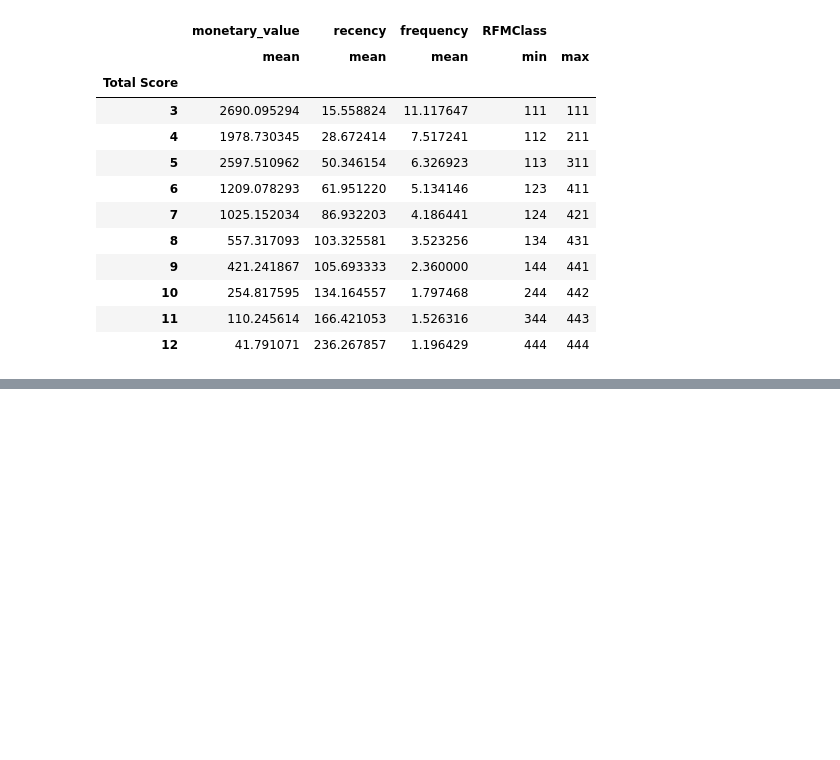
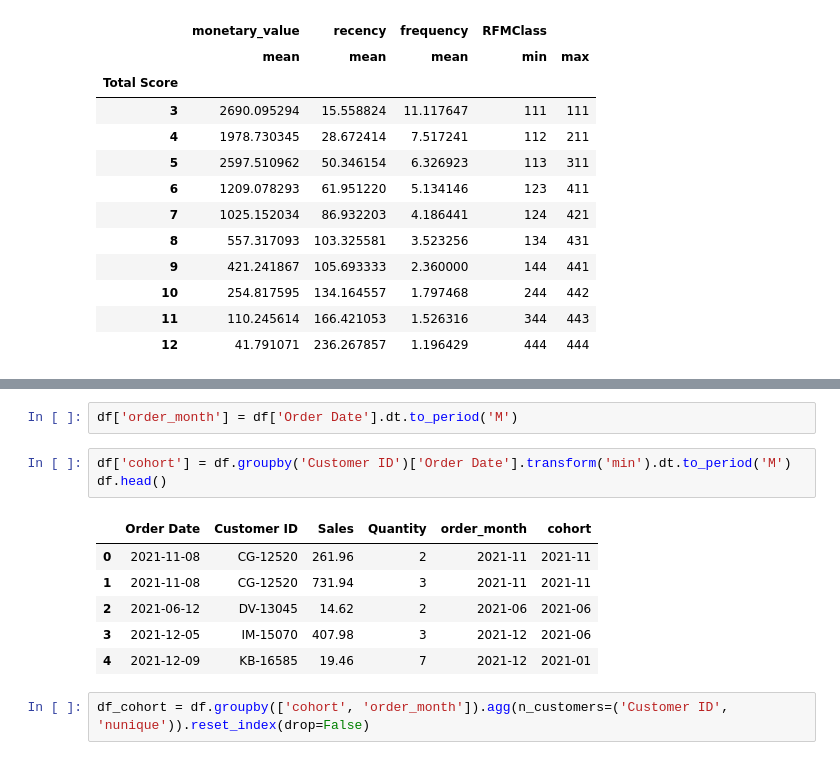
Before and after one commit to VenkataPrasad97/Task, a Jupyter notebook: task_rfm.ipynb, the cells around one changed output, grey strips where cells are left out. Saved outputs shown, nothing was run; the diff lists cells and outputs as text; blank space fills up the shorter version.

```diff
--- a/task_rfm.ipynb
+++ b/task_rfm.ipynb
@@ -141,0 +155,14 @@ rfmSeg.groupby('Total Score').agg({'monetary_value':'mean','recency':'mean','fre
+# %%
+df['order_month'] = df['Order Date'].dt.to_period('M')
+# %%
+df['cohort'] = df.groupby('Customer ID')['Order Date'].transform('min').dt.to_period('M')
+df.head()
+# %% [output]
+|  | Order Date | Customer ID | Sales | Quantity | order_month | cohort |
+| 0 | 2021-11-08 | CG-12520 | 261.96 | 2 | 2021-11 | 2021-11 |
+| 1 | 2021-11-08 | CG-12520 | 731.94 | 3 | 2021-11 | 2021-11 |
+| 2 | 2021-06-12 | DV-13045 | 14.62 | 2 | 2021-06 | 2021-06 |
+| 3 | 2021-12-05 | IM-15070 | 407.98 | 3 | 2021-12 | 2021-06 |
+| 4 | 2021-12-09 | KB-16585 | 19.46 | 7 | 2021-12 | 2021-01 |
+# %%
+df_cohort = df.groupby(['cohort', 'order_month']).agg(n_customers=('Customer ID', 'nunique')).reset_index(drop=False)
```
Also changed, not shown: parts of 8 cells of this notebook.
